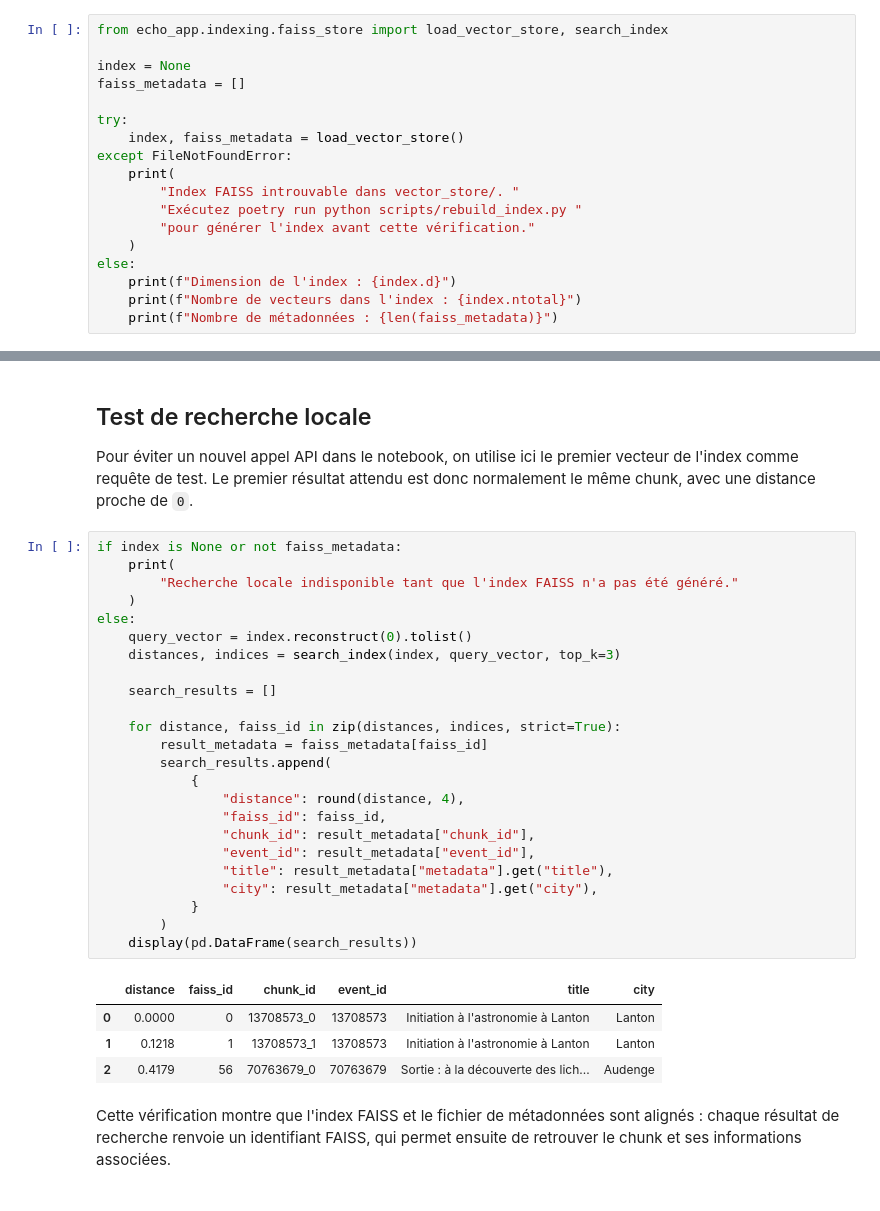
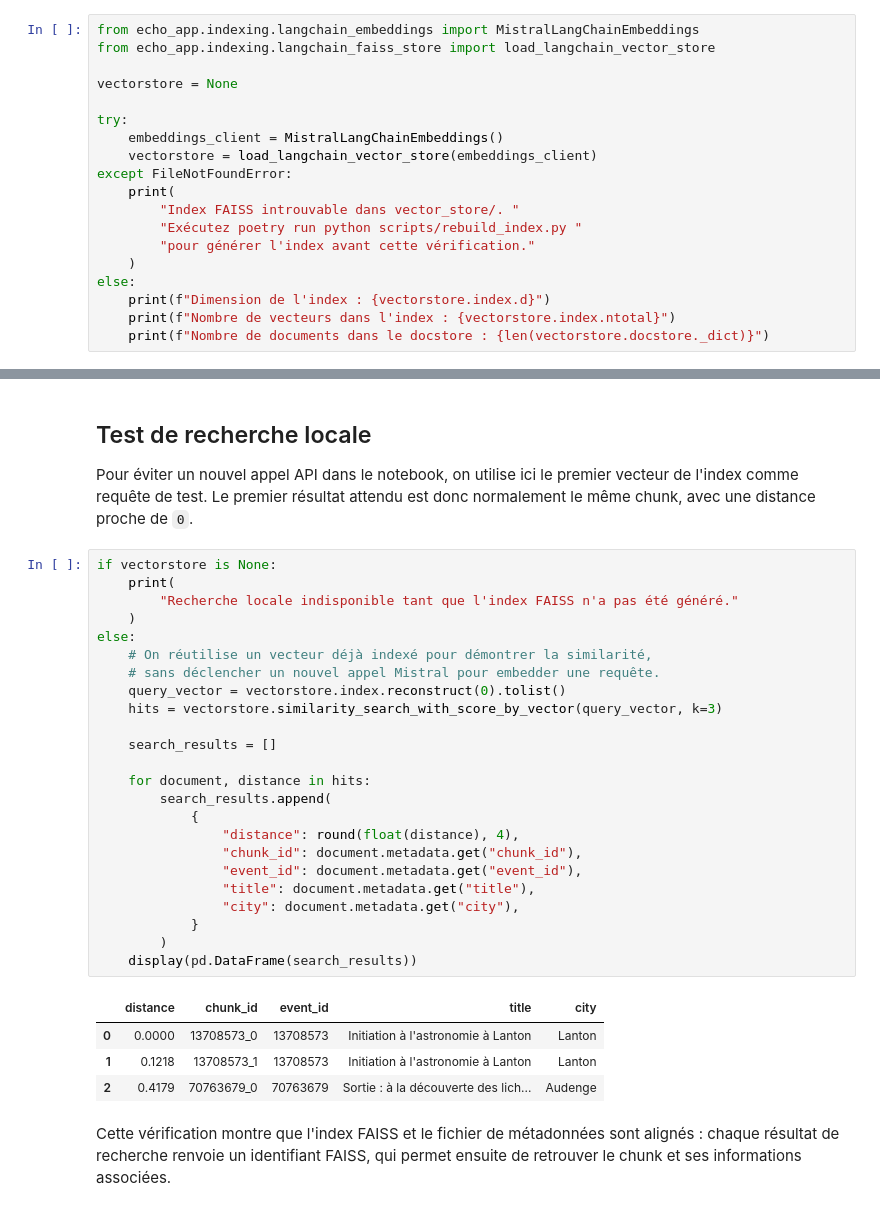
Before and after one commit to justinetct/oc_project9_rag, a Jupyter notebook: notebooks/03_faiss_indexing.ipynb, the cells around one changed output, grey strips where cells are left out. Cells and saved outputs as stored; diff of their text form.

Commit message:
feat: migrate RAG retrieval to LangChain FAISS vector store

```diff
--- a/notebooks/03_faiss_indexing.ipynb
+++ b/notebooks/03_faiss_indexing.ipynb
@@ -504,13 +504,14 @@ Métadonnées sauvegardées : vector_store/metadata.json
 
 Dans ce notebook, on ne relance pas les appels API Mistral. On vérifie simplement que l'index sauvegardé est bien lisible et cohérent.
 # %%
-from echo_app.indexing.faiss_store import load_vector_store, search_index
+from echo_app.indexing.langchain_embeddings import MistralLangChainEmbeddings
+from echo_app.indexing.langchain_faiss_store import load_langchain_vector_store
 
-index = None
-faiss_metadata = []
+vectorstore = None
 
 try:
-    index, faiss_metadata = load_vector_store()
+    embeddings_client = MistralLangChainEmbeddings()
+    vectorstore = load_langchain_vector_store(embeddings_client)
 except FileNotFoundError:
     print(
         "Index FAISS introuvable dans vector_store/. "
@@ -518,6 +519,6 @@ except FileNotFoundError:
         "pour générer l'index avant cette vérification."
     )
 else:
-    print(f"Dimension de l'index : {index.d}")
-    print(f"Nombre de vecteurs dans l'index : {index.ntotal}")
-    print(f"Nombre de métadonnées : {len(faiss_metadata)}")
+    print(f"Dimension de l'index : {vectorstore.index.d}")
+    print(f"Nombre de vecteurs dans l'index : {vectorstore.index.ntotal}")
+    print(f"Nombre de documents dans le docstore : {len(vectorstore.docstore._dict)}")
@@ -567,34 +571,34 @@ Tout au long de la soirée, vous comprendrez :
 
 Pour éviter un nouvel appel API dans le notebook, on utilise ici le premier vecteur de l'index comme requête de test. Le premier résultat attendu est donc normalement le même chunk, avec une distance proche de `0`.
 # %%
-if index is None or not faiss_metadata:
+if vectorstore is None:
     print(
         "Recherche locale indisponible tant que l'index FAISS n'a pas été généré."
     )
 else:
-    query_vector = index.reconstruct(0).tolist()
-    distances, indices = search_index(index, query_vector, top_k=3)
+    # On réutilise un vecteur déjà indexé pour démontrer la similarité,
+    # sans déclencher un nouvel appel Mistral pour embedder une requête.
+    query_vector = vectorstore.index.reconstruct(0).tolist()
+    hits = vectorstore.similarity_search_with_score_by_vector(query_vector, k=3)
 
     search_results = []
 
-    for distance, faiss_id in zip(distances, indices, strict=True):
-        result_metadata = faiss_metadata[faiss_id]
+    for document, distance in hits:
         search_results.append(
             {
-                "distance": round(distance, 4),
-                "faiss_id": faiss_id,
-                "chunk_id": result_metadata["chunk_id"],
-                "event_id": result_metadata["event_id"],
-                "title": result_metadata["metadata"].get("title"),
-                "city": result_metadata["metadata"].get("city"),
+                "distance": round(float(distance), 4),
+                "chunk_id": document.metadata.get("chunk_id"),
+                "event_id": document.metadata.get("event_id"),
+                "title": document.metadata.get("title"),
+                "city": document.metadata.get("city"),
             }
         )
     display(pd.DataFrame(search_results))
 # %% [output]
-|  | distance | faiss_id | chunk_id | event_id | title | city |
-| 0 | 0.0000 | 0 | 13708573_0 | 13708573 | Initiation à l'astronomie à Lanton | Lanton |
-| 1 | 0.1218 | 1 | 13708573_1 | 13708573 | Initiation à l'astronomie à Lanton | Lanton |
-| 2 | 0.4179 | 56 | 70763679_0 | 70763679 | Sortie : à la découverte des lich... | Audenge |
+|  | distance | chunk_id | event_id | title | city |
+| 0 | 0.0000 | 13708573_0 | 13708573 | Initiation à l'astronomie à Lanton | Lanton |
+| 1 | 0.1218 | 13708573_1 | 13708573 | Initiation à l'astronomie à Lanton | Lanton |
+| 2 | 0.4179 | 70763679_0 | 70763679 | Sortie : à la découverte des lich... | Audenge |
 # %% [markdown]
 Cette vérification montre que l'index FAISS et le fichier de métadonnées sont alignés : chaque résultat de recherche renvoie un identifiant FAISS, qui permet ensuite de retrouver le chunk et ses informations associées.
 # %% [markdown]
```
Also changed, not shown: parts of 3 cells of this notebook, 14 other files.
